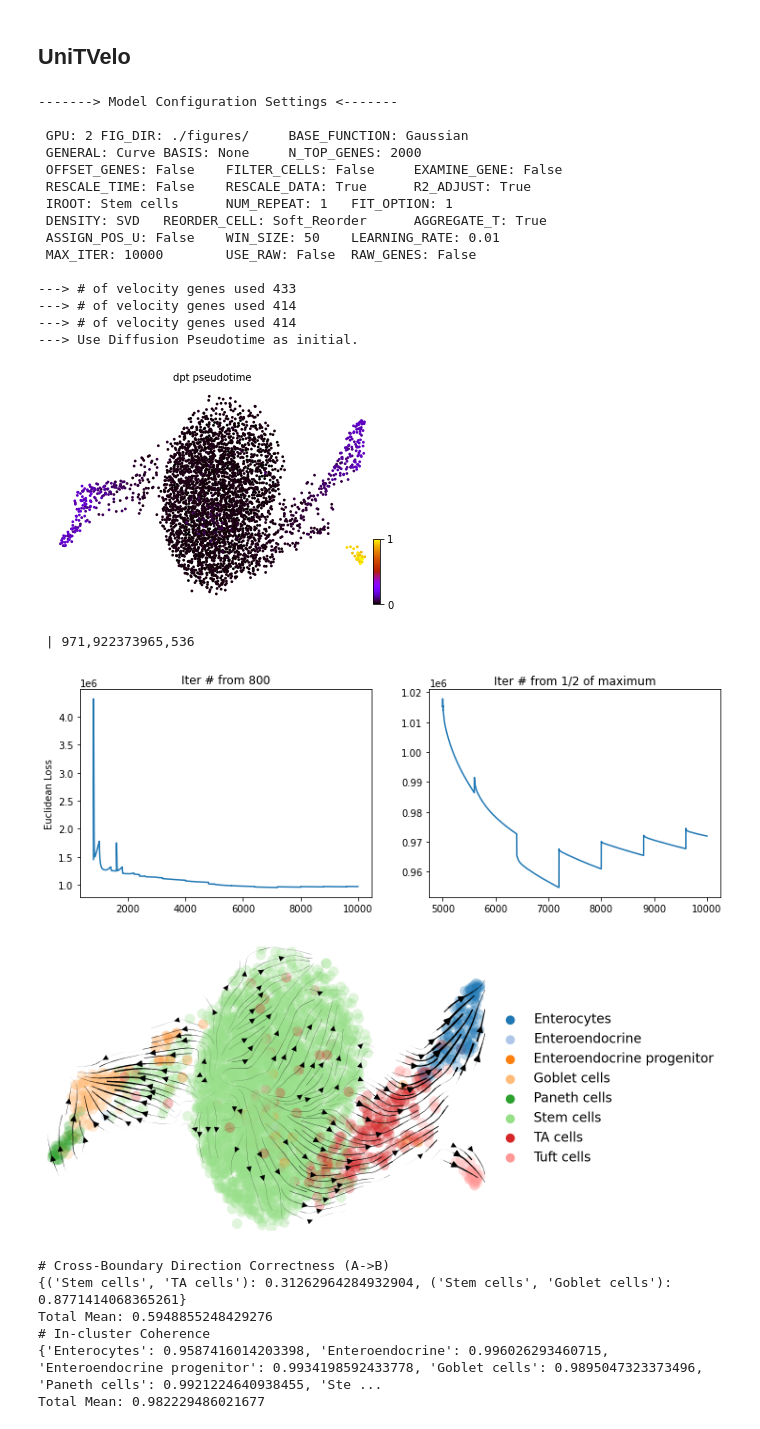
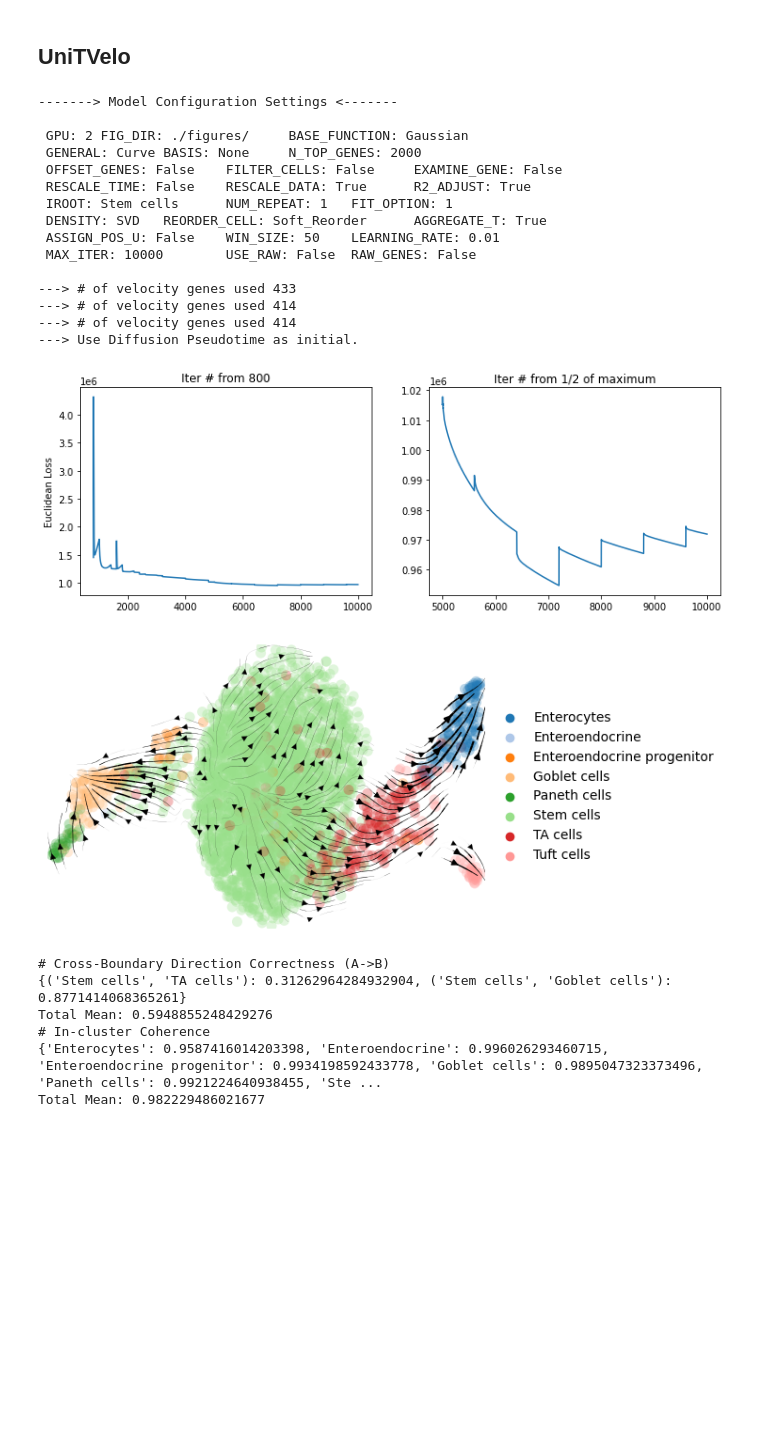
Before and after one commit to StatBiomed/UniTVelo, a Jupyter notebook: notebooks/Figure4_IntestinalOrganoid.ipynb, the cells around one changed output. Cells and saved outputs as stored; diff of their text form; code cells hidden in the pictures; blank space fills up the shorter version.

```diff
--- a/notebooks/Figure4_IntestinalOrganoid.ipynb
+++ b/notebooks/Figure4_IntestinalOrganoid.ipynb
@@ -101,28 +99,26 @@ velo_config.FIT_OPTION = '1'
 # %%
 adata = utv.run_model(dataset, label, config_file=velo_config)
 adata.uns['cell_type_colors'] = ['#1f77b4', '#aec7e8', '#ff7f0e', '#ffbb78', '#2ca02c', '#98df8a', '#d62728', '#ff9896']
-scv.pl.velocity_embedding_stream(adata, color=adata.uns['label'], dpi=200, title='',
+scv.pl.velocity_embedding_stream(adata, color=adata.uns['label'], dpi=100, title='',
     legend_loc='far right')
 # %% [output]
 -------> Model Configuration Settings <-------
 
  GPU: 2 FIG_DIR: ./figures/     BASE_FUNCTION: Gaussian
  GENERAL: Curve BASIS: None     N_TOP_GENES: 2000
  OFFSET_GENES: False    FILTER_CELLS: False     EXAMINE_GENE: False
  RESCALE_TIME: False    RESCALE_DATA: True      R2_ADJUST: True
  IROOT: Stem cells      NUM_REPEAT: 1   FIT_OPTION: 1
  DENSITY: SVD   REORDER_CELL: Soft_Reorder      AGGREGATE_T: True
  ASSIGN_POS_U: False    WIN_SIZE: 50    LEARNING_RATE: 0.01
  MAX_ITER: 10000        USE_RAW: False  RAW_GENES: False
 
 ---> # of velocity genes used 433
 ---> # of velocity genes used 414
 ---> # of velocity genes used 414
 ---> Use Diffusion Pseudotime as initial.
-[figure, old version]
+[figure, new version]
- | 971,922373965,536
-[figure, old version]
+[figure, new version]
-[figure, removed]
 # %%
 scv.pp.neighbors(adata)
 adata_velo = adata[:, adata.var.loc[adata.var['velocity_genes'] == True].index]
```
Also changed, not shown: parts of 7 cells of this notebook, 7 other files.
